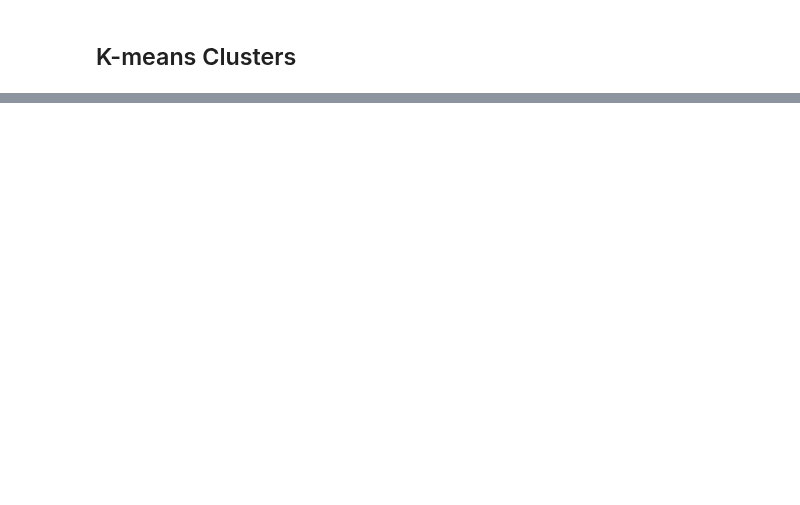
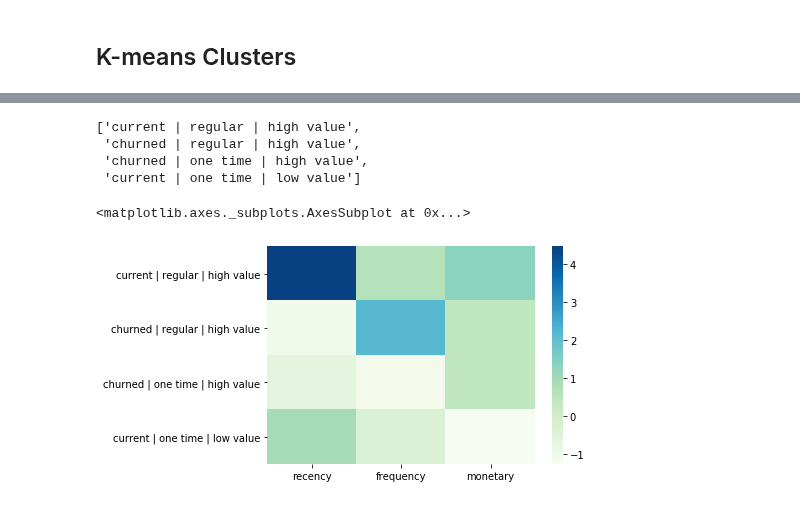
Before and after one commit to alireza-alizadegan/e-commerce-Sales, a Jupyter notebook: Brazil/Customer Segmentation.ipynb, the cells around one changed output, grey strips where cells are left out. Saved outputs shown, nothing was run; the diff lists cells and outputs as text; code cells hidden in the pictures; blank space fills up the shorter version.

```diff
--- a/Brazil/Customer Segmentation.ipynb
+++ b/Brazil/Customer Segmentation.ipynb
@@ -534,4 +603,3 @@ df
 # %%
-# df.to_csv('df.csv', index=True);
-cust_ocprip_df = pd.read_csv('df.csv', index_col=0)
-cust_ocprip_df
+df = pd.read_csv('df.csv', index_col=0)
+df
@@ -538,3 +621,3 @@ cust_ocprip_df
 # %%
-df = pd.get_dummies(cust_ocprip_df)
+df = pd.get_dummies(df)
 df
@@ -545,7 +643,7 @@ df
 # %% [markdown]
 ## Standard Scaler
 # %%
-df = df.sample(frac=0.1)
+#df = df.sample(frac=0.1)
 # %%
 from sklearn.preprocessing import StandardScaler
 scaler = StandardScaler()
@@ -668,0 +854,31 @@ coef_df
+# %%
+customer_segment_list = []
+for cluster in range(4):
+    if km.cluster_centers_[cluster, 0] > 0:
+        customer_segment_list.append('current | ')
+    else:
+        customer_segment_list.append('churned | ')
+    if km.cluster_centers_[cluster, 1] > 0:
+        customer_segment_list[cluster] += 'regular | '
+    else:
+        customer_segment_list[cluster] += 'one time | '
+    if km.cluster_centers_[cluster, 2] > 0:
+        customer_segment_list[cluster] += 'high value'
+    else:
+        customer_segment_list[cluster] += 'low value'
+
+customer_segment_list
+# %% [output]
+['current | regular | high value',
+ 'churned | regular | high value',
+ 'churned | one time | high value',
+ 'current | one time | low value']
+# %%
+import seaborn as sns
+import string
+sns.heatmap(km.cluster_centers_, cmap='GnBu',
+            xticklabels=rfm_df.columns,
+            yticklabels=customer_segment_list)
+# %% [output]
+<matplotlib.axes._subplots.AxesSubplot at 0x...>
+[figure, added]
```
Also changed, not shown: parts of 100 cells of this notebook, 3 other files.
